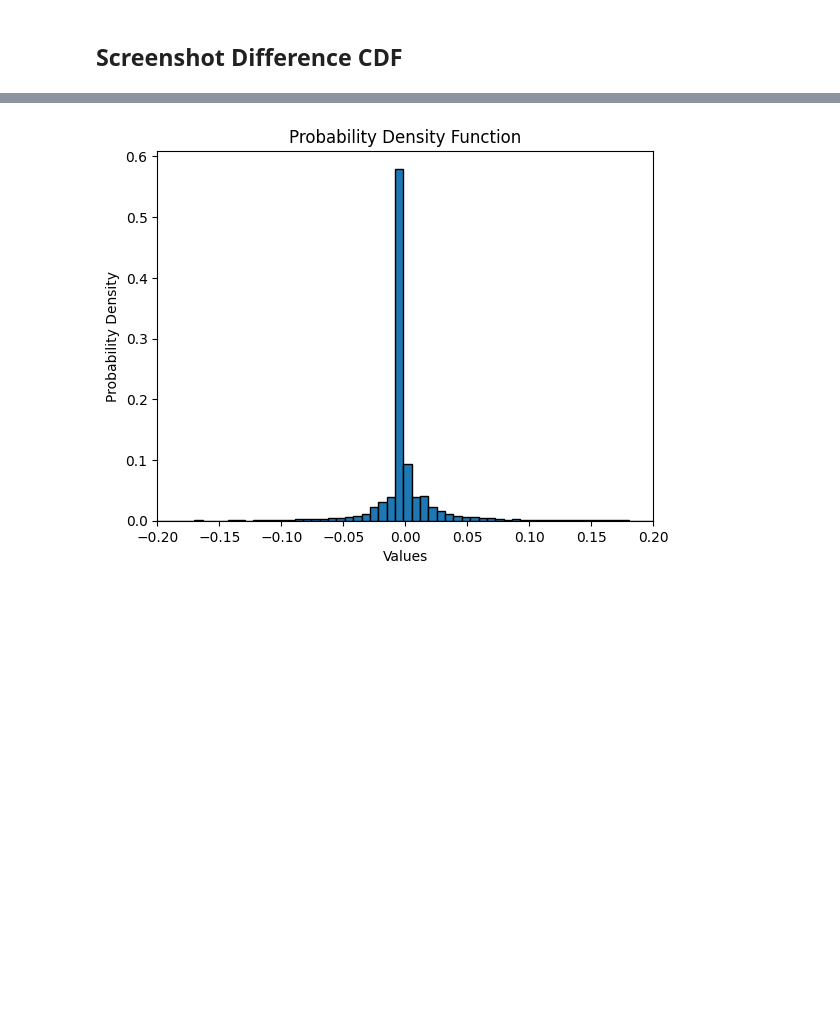
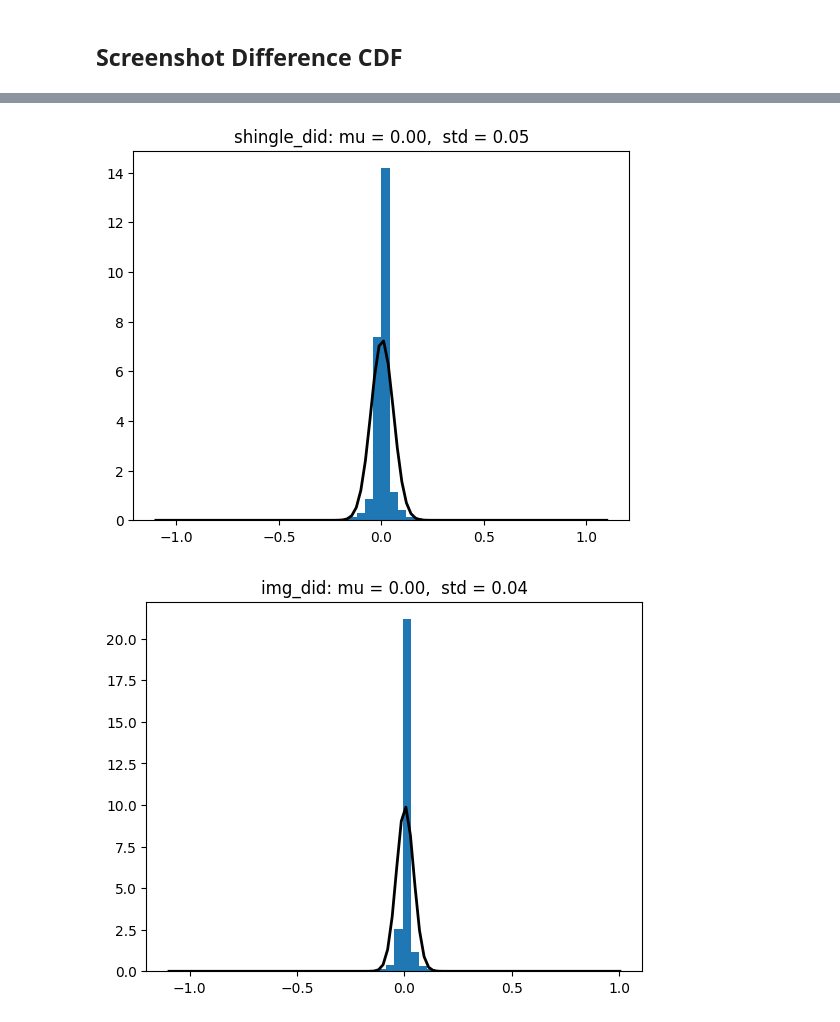
Before and after one commit to maxwellmlin/cookie-classify, a Jupyter notebook: classification_algo.ipynb, the cells around one changed output, grey strips where cells are left out. Saved outputs shown, nothing was run; the diff lists cells and outputs as text; code cells hidden in the pictures; blank space fills up the shorter version.

```diff
--- a/classification_algo.ipynb
+++ b/classification_algo.ipynb
@@ -644,21 +587,49 @@ plot_cdf(list(features["img"]["diff_in_diff"]), "img diff in diff", [-0.2, 0.2,
-# %%
-# # Difference of Difference
-# plot_pdf(list(features["innerText"]["diff_in_diff"]), "innerText diff in diff", [-1, 1, 0, 1.05])
-# plot_pdf(list(features["links"]["diff_in_diff"]), "links diff in diff", [-0.2, 0.2, 0, 1.05])
-# plot_pdf(list(features["img"]["diff_in_diff"]), "img diff in diff", [-0.2, 0.2, 0, 1.05])
-
-# Calculate the histogram
-hist, bins = np.histogram(list(features["innerText"]["diff_in_diff"]), bins=200, density=True)
-
-# Calculate the PDF
-pdf = hist / np.sum(hist)
-
-# Plotting the PDF
-plt.bar(bins[:-1], pdf, width=np.diff(bins), edgecolor='black')
-plt.xlabel('Values')
-plt.ylabel('Probability Density')
-plt.title('Probability Density Function')
-plt.xlim(-0.2, 0.2)
-plt.show()
-# %% [output]
-[figure, removed]
+# %%
+names = {
+    "bce_diff": "Baseline/Control/Experimental Screenshot Difference",
+    "shingle_did": "Image Shingle Difference-in-Difference",
+    "img_did": "Image Difference-in-Difference",
+    "innerText_did": "Inner Text Difference-in-Difference",
+    "links_did": "Links Difference-in-Difference",
+}
+
+for diff_type in diff_types:
+    if diff_type == "bce_diff":
+        axis = [0, 0.5, 0, 1]
+    else:
+        axis = [-0.2, 0.2, 0, 1]
+    plot_cdf(unraveled_domains[diff_type], axis)
+    plt.title(names[diff_type])
+    plt.xlabel('Difference')
+    plt.legend().set_title("Depth")
+    plt.savefig(FIGURE_PATH / f'{diff_type}.png', bbox_inches='tight', dpi=600, facecolor='white')
+# %%
+import numpy as np
+from scipy.stats import norm
+import matplotlib.pyplot as plt
+
+plt.close('all')
+for diff_type in diff_types:
+    if diff_type == "bce_diff":
+        continue
+
+    data = unraveled_domains[diff_type]["ALL"]
+
+    # Fit a normal distribution to the data:
+    mu, std = norm.fit(data)
+
+    # Plot the histogram.
+    plt.hist(data, bins=50, density=True)
+
+    # Plot the PDF.
+    xmin, xmax = plt.xlim()
+    x = np.linspace(xmin, xmax, 100)
+    p = norm.pdf(x, mu, std)
+    plt.plot(x, p, 'k', linewidth=2)
+    title = f"{diff_type}: mu = %.2f,  std = %.2f" % (mu, std)
+    plt.title(title)
+
+    plt.show()
+# %% [output]
+[figure, added]
+[figure, added]
```
Also changed, not shown: parts of 22 cells of this notebook.
